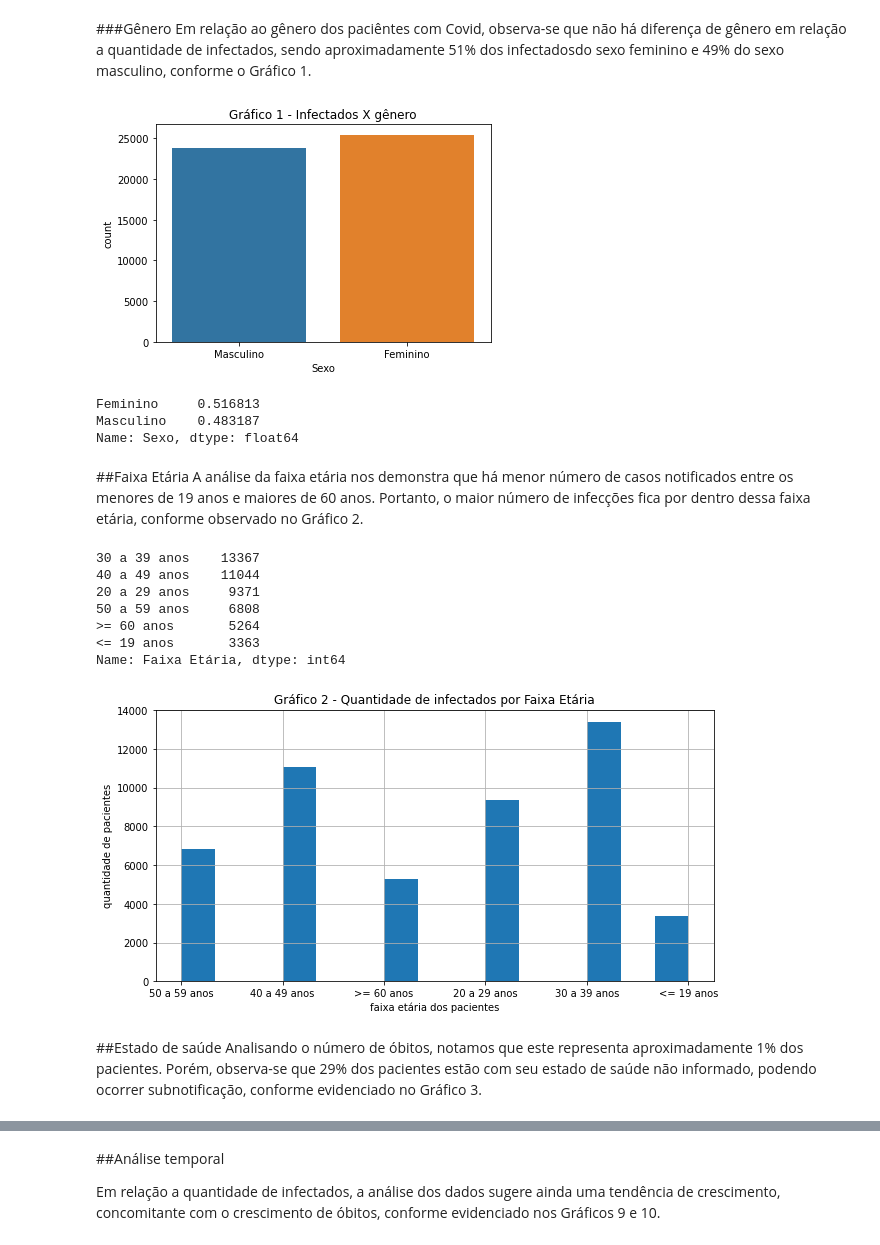
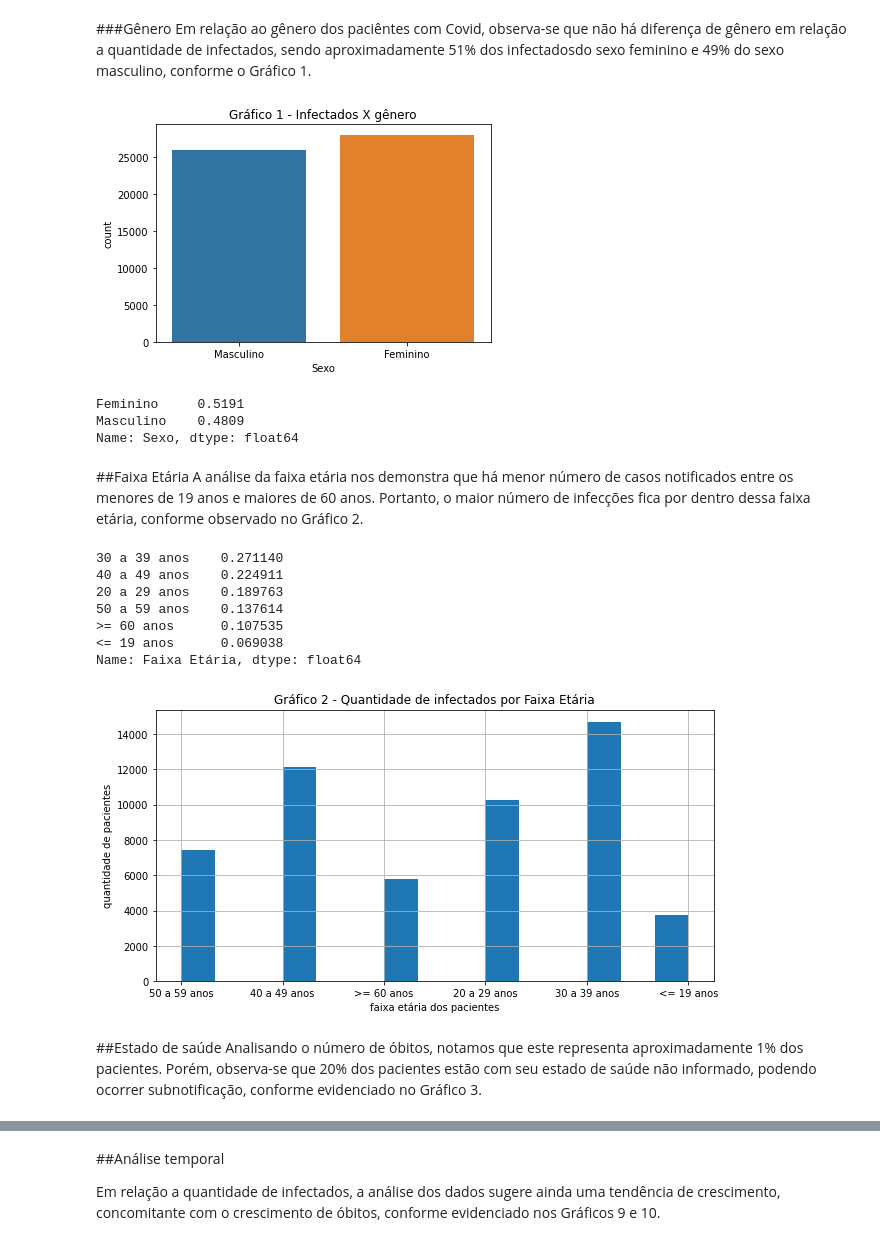
Before and after one commit to carmenscar/Data-Science-projects, a Jupyter notebook: analisecovidbsb.ipynb, the cells around one changed output, grey strips where cells are left out. Saved outputs shown, nothing was run; the diff lists cells and outputs as text; code cells hidden in the pictures.

```diff
--- a/analisecovidbsb.ipynb
+++ b/analisecovidbsb.ipynb
@@ -31,7 +31,7 @@ import datetime as dt
 
 %matplotlib inline
 # %%
-df = pd.read_excel("/content/dados-abertos (2).xlsx")
+df = pd.read_excel('/content/dados-abertos (3).xlsx')
 # %% [markdown]
 ## Dicionário de variáveis
 * id - número gerado para identificar o paciente
@@ -169,9 +169,9 @@ plt.title('Gráfico 1 - Infectados X gênero')
 plt.show()
 df.Sexo.value_counts() / df.shape[0]
 # %% [output]
-[figure, old version]
+[figure, new version]
-Feminino     0.516813
-Masculino    0.483187
+Feminino     0.5191
+Masculino    0.4809
 Name: Sexo, dtype: float64
 # %% [markdown]
 ##Faixa Etária
@@ -179,22 +179,22 @@ A análise da faixa etária nos demonstra que há menor número de casos notific
 # %%
 
 df['Faixa Etária'].hist(bins=15, figsize=(10,5))
 plt.xlabel('faixa etária dos pacientes')
 plt.ylabel('quantidade de pacientes')
 plt.title('Gráfico 2 - Quantidade de infectados por Faixa Etária')
-df['Faixa Etária'].value_counts()
+df['Faixa Etária'].value_counts() / df.shape[0]
 # %% [output]
-30 a 39 anos    13367
-40 a 49 anos    11044
-20 a 29 anos     9371
-50 a 59 anos     6808
->= 60 anos       5264
-<= 19 anos       3363
-Name: Faixa Etária, dtype: int64
+30 a 39 anos    0.271140
+40 a 49 anos    0.224911
+20 a 29 anos    0.189763
+50 a 59 anos    0.137614
+>= 60 anos      0.107535
+<= 19 anos      0.069038
+Name: Faixa Etária, dtype: float64
-[figure, old version]
+[figure, new version]
 # %% [markdown]
 ##Estado de saúde
-Analisando o número de óbitos, notamos que este representa aproximadamente 1% dos pacientes. Porém, observa-se que 29% dos pacientes estão com seu estado de saúde não informado, podendo ocorrer subnotificação, conforme evidenciado no Gráfico 3.
+Analisando o número de óbitos, notamos que este representa aproximadamente 1% dos pacientes. Porém, observa-se que 20% dos pacientes estão com seu estado de saúde não informado, podendo ocorrer subnotificação, conforme evidenciado no Gráfico 3.
 # %%
 df['Estado de Saúde'].hist(bins=15)
 plt.xlabel('estado de saúde dos pacientes')
```
Also changed, not shown: parts of 24 cells of this notebook.
